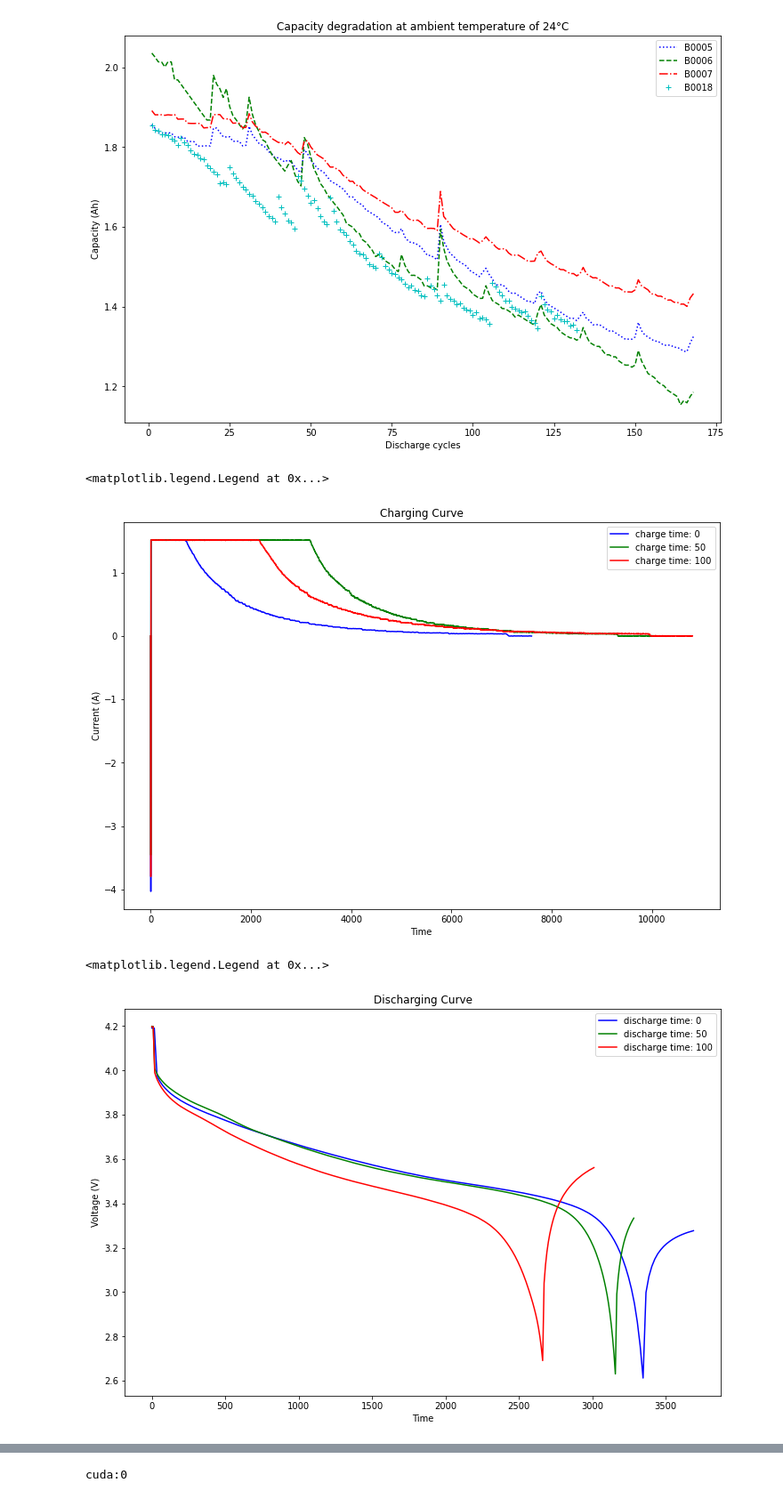
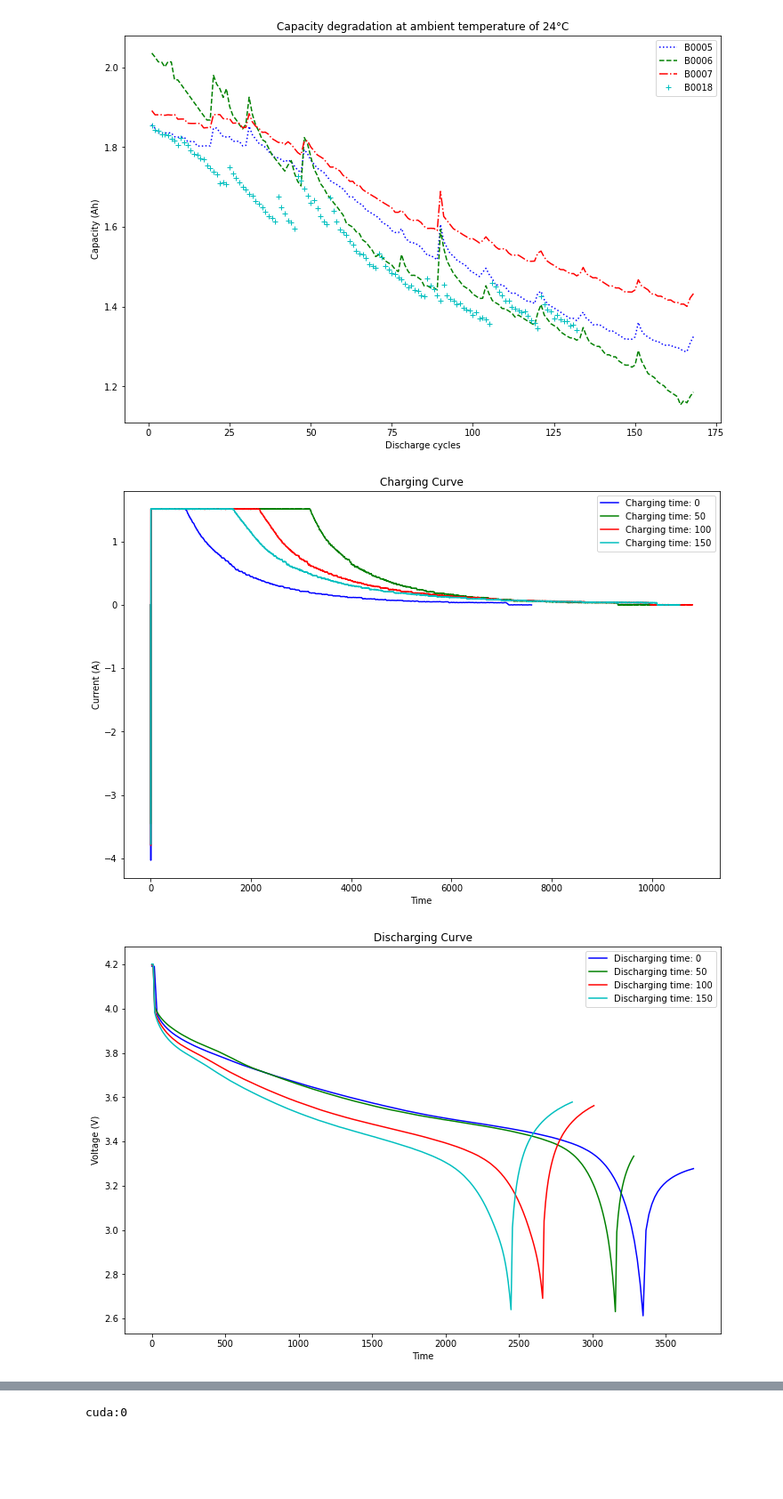
Before and after one commit to CKing111/code_learn, a Jupyter notebook: 电池寿命检测--论文code/src/开发测试-2.ipynb, the cells around one changed output, grey strips where cells are left out. Shown at 89% size. Cells and saved outputs as stored; diff of their text form; code cells hidden in the pictures; blank space fills up the shorter version.

```diff
--- a/电池寿命检测--论文code/src/开发测试-2.ipynb
+++ b/电池寿命检测--论文code/src/开发测试-2.ipynb
@@ -287,45 +278,20 @@ plt.legend()
 # %% [output]
 <matplotlib.legend.Legend at 0x...>
 [figure]
-# %%
-# 4. 充电电流 v.s. 充电时间 曲线
-
-
-name = 'B0005'       #查看的电池号
-time = [0, 50, 100] #查看的充电次数
-
-# 画图
-fig, ax = plt.subplots(1, figsize=(12, 8))
-color_list = ['b', 'g', 'r']
-c = 0
-for t in time:
-    Battery = charge[name][t]
-    color = color_list[c]
-    ax.plot(Battery['Time'], Battery['Current_measured'], color, label='charge time: '+str(t))
-    c += 1
-ax.set(xlabel='Time', ylabel='Current (A)', title='Charging Curve')
-plt.legend()
-# %% [output]
-<matplotlib.legend.Legend at 0x...>
-[figure, removed]
-# %%
-# 5. 放电电压 v.s. 充电时间 曲线
-
-
-name = 'B0005'          #查看的电池号
-time = [0, 50, 100]     #查看的放电次数
-
-# 画图
-fig, ax = plt.subplots(1, figsize=(12, 8))
-color_list = ['b', 'g', 'r']
-c = 0
-for t in time:
-    Battery = discharge[name][t]
-    color = color_list[c]
-    ax.plot(Battery['Time'], Battery['Voltage_measured'], color, label='discharge time: '+str(t))
-    c += 1
-ax.set(xlabel='Time', ylabel='Voltage (V)', title='Discharging Curve')
-plt.legend()
-# %% [output]
-<matplotlib.legend.Legend at 0x...>
-[figure, removed]
+# %%
+# 4. 充电电流 v.s. 充电时间 曲线
+name = 'B0005'       #查看的电池号
+time = [0, 50, 100, 150] #查看的充电次数
+color_list = ['b', 'g', 'r', 'c']
+plot_Comparison(samples_name=name, data=charge,
+                list_name=time, color_list=color_list,
+                x_ax='Time', y_ax='Current_measured', unit='A', label='Charging')
+# 5. 放电电压 v.s. 充电时间 曲线
+time_d = [0, 50, 100, 150]     #查看的放电次数
+color_list_d = ['b', 'g', 'r', 'c']
+plot_Comparison(samples_name=name, data=discharge,
+                list_name=time_d, color_list=color_list_d,
+                x_ax='Time', y_ax='Voltage_measured', unit='V',label='Discharging')
+# %% [output]
+[figure, added]
+[figure, added]
```
Also changed, not shown: parts of 14 cells of this notebook.
